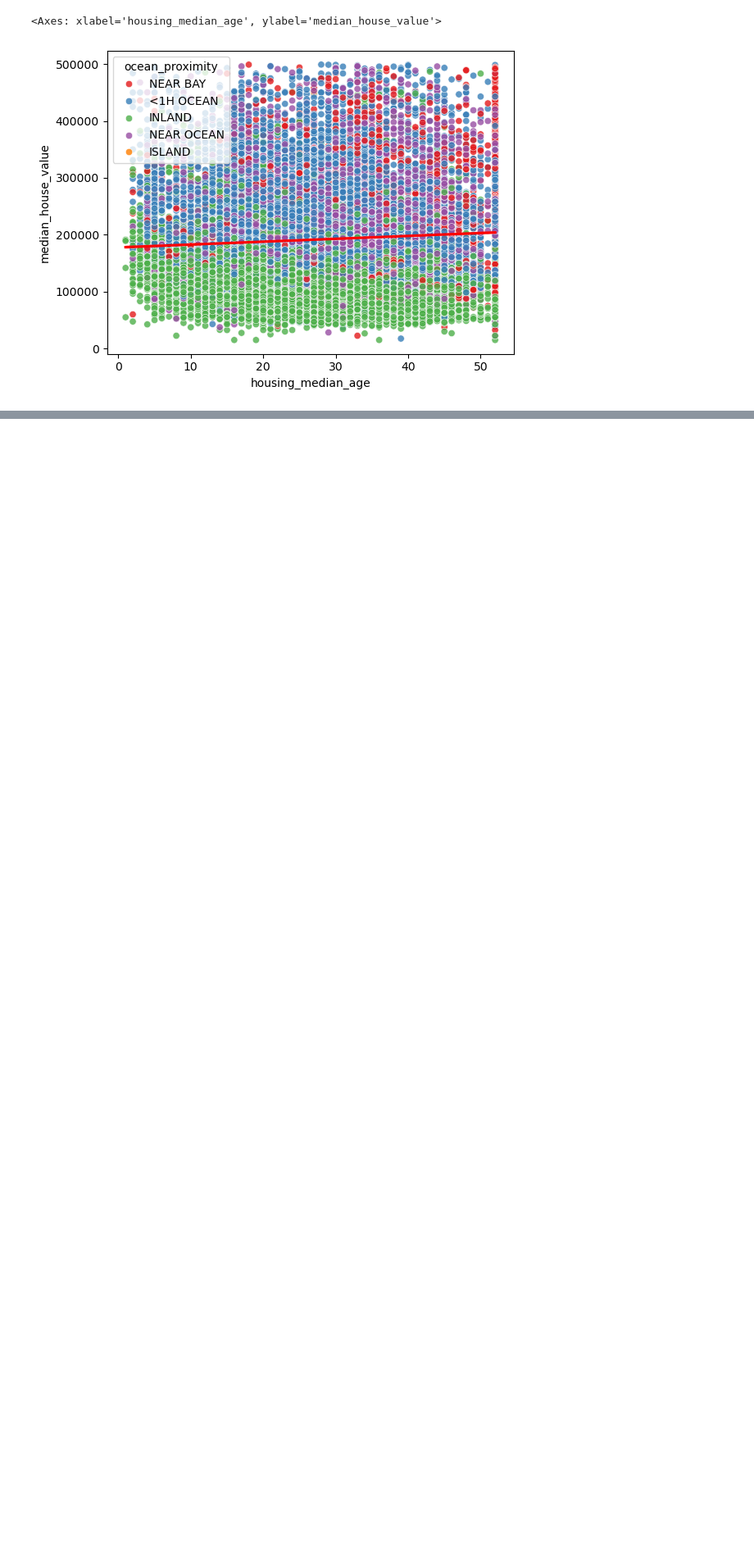
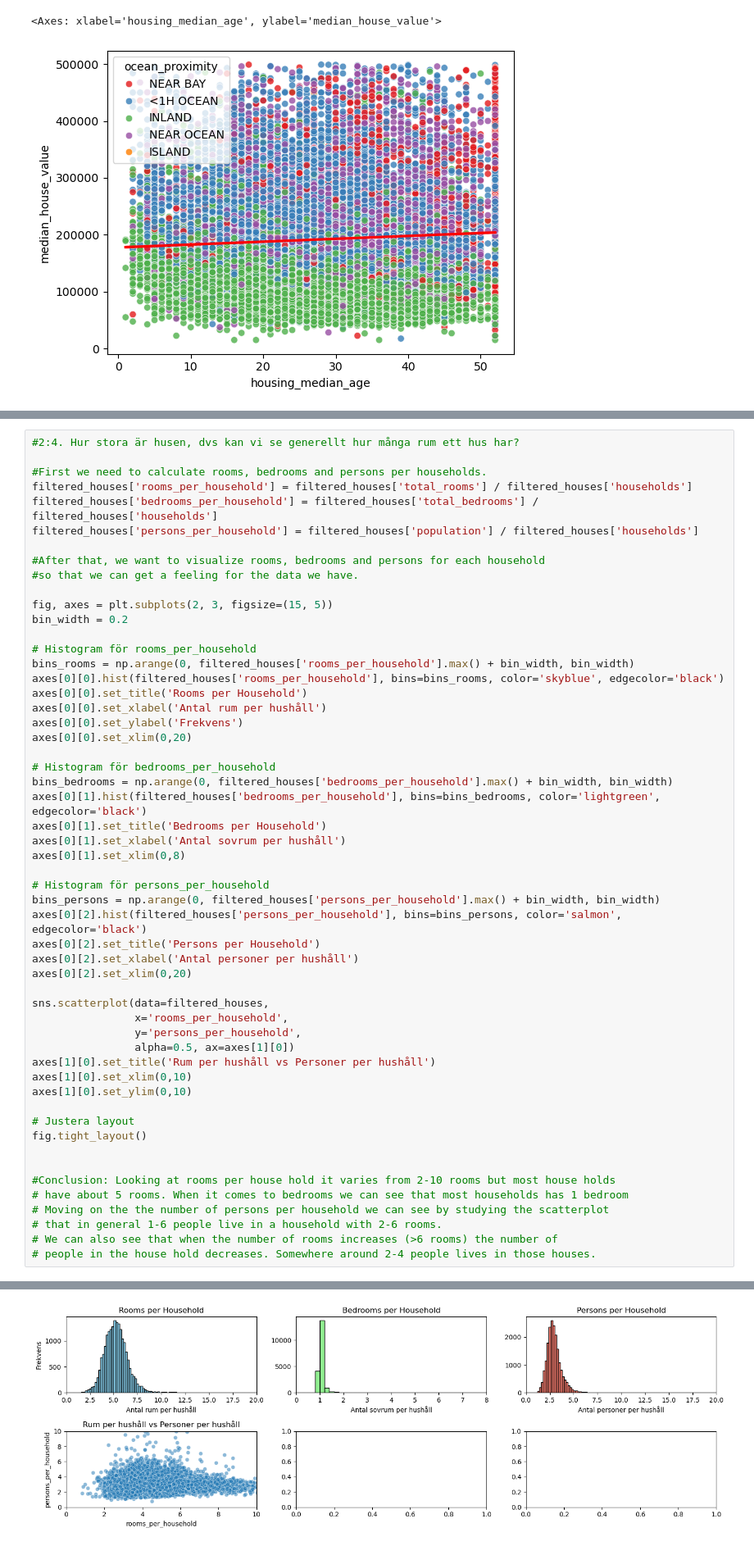
Before and after one commit to pejohans/python_and_ai, a Jupyter notebook: kunskapskontrol_3/EDA_housing.ipynb, the cells around one changed output, grey strips where cells are left out. Shown at 82% size. Cells and saved outputs as stored; diff of their text form; blank space fills up the shorter version.

Commit message:
Added analysis for point 2.4 in housing, need to fix some deprecated code

```diff
--- a/kunskapskontrol_3/EDA_housing.ipynb
+++ b/kunskapskontrol_3/EDA_housing.ipynb
@@ -271,0 +306,55 @@ sns.regplot(data=filtered_houses,
+# %%
+#2:4. Hur stora är husen, dvs kan vi se generellt hur många rum ett hus har?
+
+#First we need to calculate rooms, bedrooms and persons per households.
+filtered_houses['rooms_per_household'] = filtered_houses['total_rooms'] / filtered_houses['households']
+filtered_houses['bedrooms_per_household'] = filtered_houses['total_bedrooms'] / filtered_houses['households']
+filtered_houses['persons_per_household'] = filtered_houses['population'] / filtered_houses['households']
+
+#After that, we want to visualize rooms, bedrooms and persons for each household
+#so that we can get a feeling for the data we have.
+
+fig, axes = plt.subplots(2, 3, figsize=(15, 5))
+bin_width = 0.2
+
+# Histogram för rooms_per_household
+bins_rooms = np.arange(0, filtered_houses['rooms_per_household'].max() + bin_width, bin_width)
+axes[0][0].hist(filtered_houses['rooms_per_household'], bins=bins_rooms, color='skyblue', edgecolor='black')
+axes[0][0].set_title('Rooms per Household')
+axes[0][0].set_xlabel('Antal rum per hushåll')
+axes[0][0].set_ylabel('Frekvens')
+axes[0][0].set_xlim(0,20)
+
+# Histogram för bedrooms_per_household
+bins_bedrooms = np.arange(0, filtered_houses['bedrooms_per_household'].max() + bin_width, bin_width)
+axes[0][1].hist(filtered_houses['bedrooms_per_household'], bins=bins_bedrooms, color='lightgreen', edgecolor='black')
+axes[0][1].set_title('Bedrooms per Household')
+axes[0][1].set_xlabel('Antal sovrum per hushåll')
+axes[0][1].set_xlim(0,8)
+
+# Histogram för persons_per_household
+bins_persons = np.arange(0, filtered_houses['persons_per_household'].max() + bin_width, bin_width)
+axes[0][2].hist(filtered_houses['persons_per_household'], bins=bins_persons, color='salmon', edgecolor='black')
+axes[0][2].set_title('Persons per Household')
+axes[0][2].set_xlabel('Antal personer per hushåll')
+axes[0][2].set_xlim(0,20)
+
+sns.scatterplot(data=filtered_houses,
+                x='rooms_per_household',
+                y='persons_per_household',
+                alpha=0.5, ax=axes[1][0])
+axes[1][0].set_title('Rum per hushåll vs Personer per hushåll')
+axes[1][0].set_xlim(0,10)
+axes[1][0].set_ylim(0,10)
+
+# Justera layout
+fig.tight_layout()
+
+
+#Conclusion: Looking at rooms per house hold it varies from 2-10 rooms but most house holds
+# have about 5 rooms. When it comes to bedrooms we can see that most households has 1 bedroom
+# Moving on the the number of persons per household we can see by studying the scatterplot
+# that in general 1-6 people live in a household with 2-6 rooms.
+# We can also see that when the number of rooms increases (>6 rooms) the number of
+# people in the house hold decreases. Somewhere around 2-4 people lives in those houses.
+# %% [output]
@@ -271,0 +376 @@ sns.regplot(data=filtered_houses,
+[figure, added]
```
Also changed, not shown: parts of 3 cells of this notebook.
